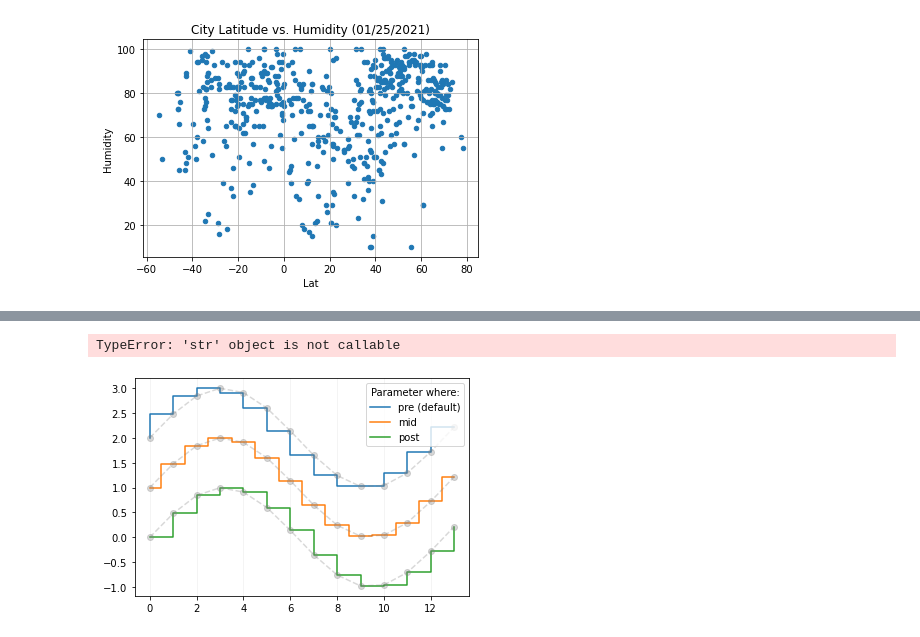
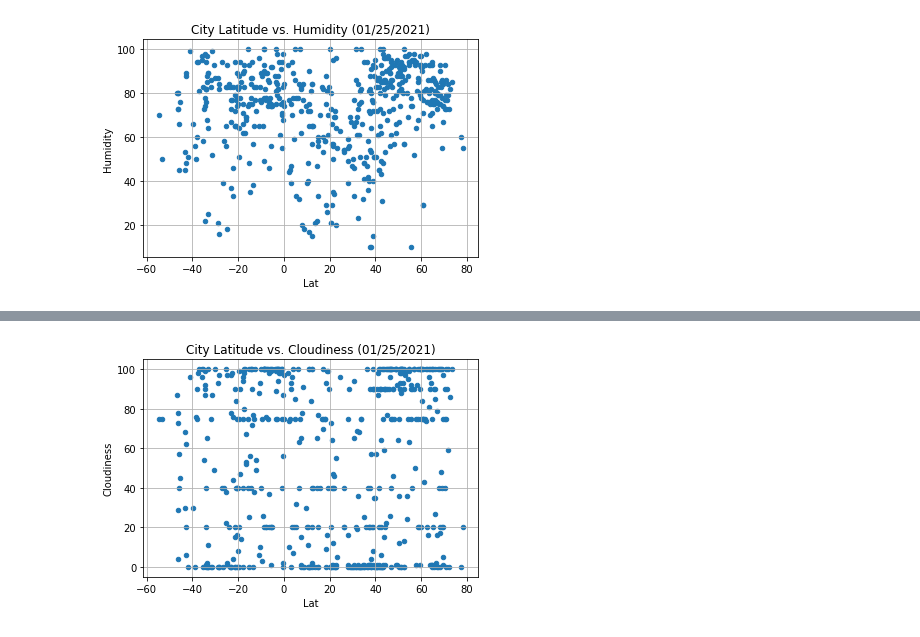
Before and after one commit to khennenf/python-api-challenge, a Jupyter notebook: Homework/Instructions/starter_code/Weather_Py_2.ipynb, the cells around one changed output, grey strips where cells are left out. Drawn from its saved outputs; the diff is of its cells as text; code cells hidden in the pictures.

```diff
--- a/Homework/Instructions/starter_code/Weather_Py_2.ipynb
+++ b/Homework/Instructions/starter_code/Weather_Py_2.ipynb
@@ -222,21 +199,5 @@ TypeError: 'str' object is not callable
-# %%
-
-x = np.arange(14)
-y = np.sin(x / 2)
-
-plt.step(x, y + 2, label='pre (default)')
-plt.plot(x, y + 2, 'o--', color='grey', alpha=0.3)
-
-plt.step(x, y + 1, where='mid', label='mid')
-plt.plot(x, y + 1, 'o--', color='grey', alpha=0.3)
-
-plt.step(x, y, where='post', label='post')
-plt.plot(x, y, 'o--', color='grey', alpha=0.3)
-
-plt.grid(axis='x', color='0.95')
-plt.legend(title='Parameter where:')
-plt.title('plt.step(where=...)')
-plt.show()
-# %% [output]
-TypeError: 'str' object is not callable
-[figure, removed]
+# %%
+weather_df.plot(kind="scatter", x="Lat", y="Cloudiness", grid=True, title="City Latitude vs. Cloudiness (01/25/2021)")
+plt.show()
+# %% [output]
+[figure, added]
```
Also changed, not shown: parts of 10 cells of this notebook.
